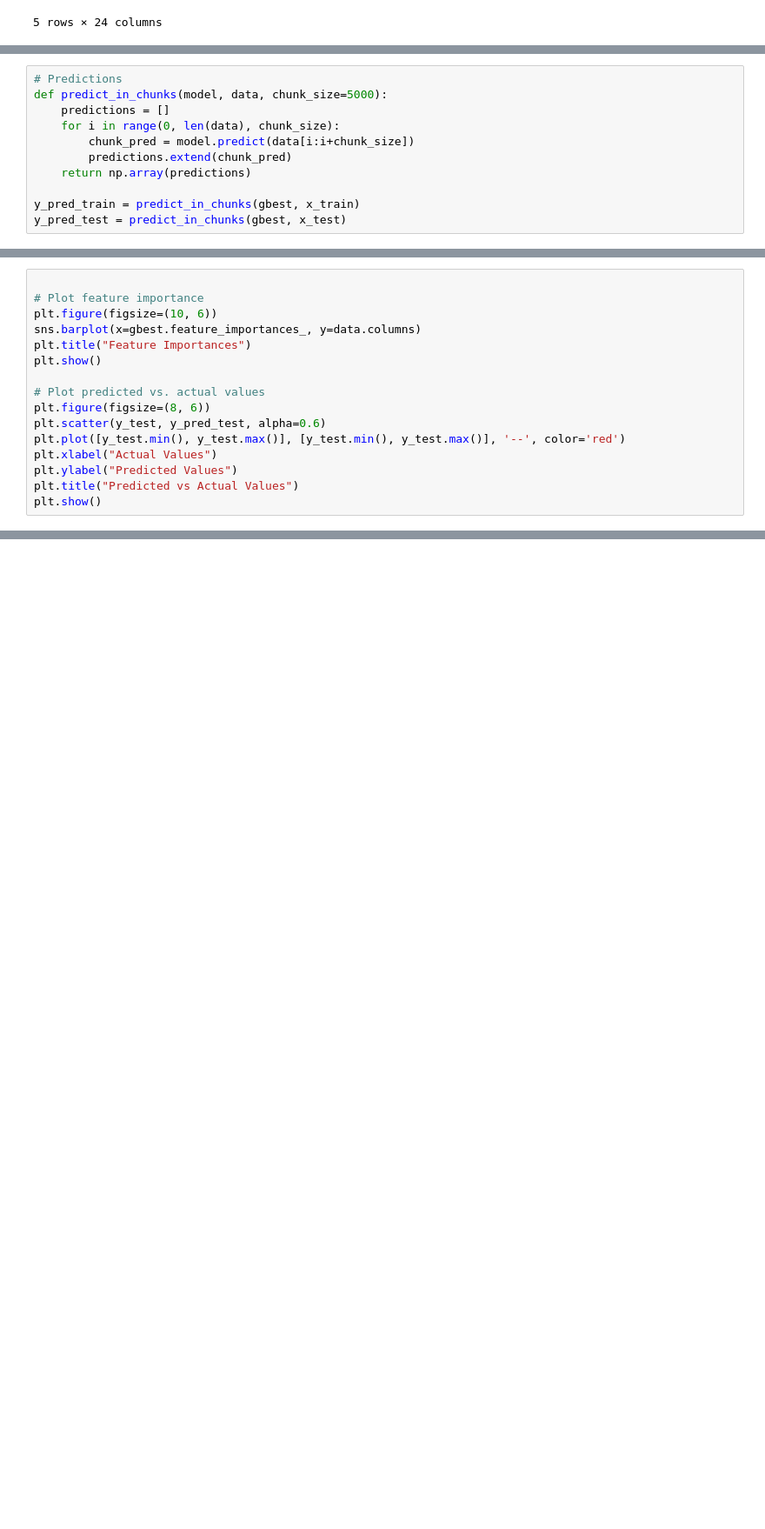
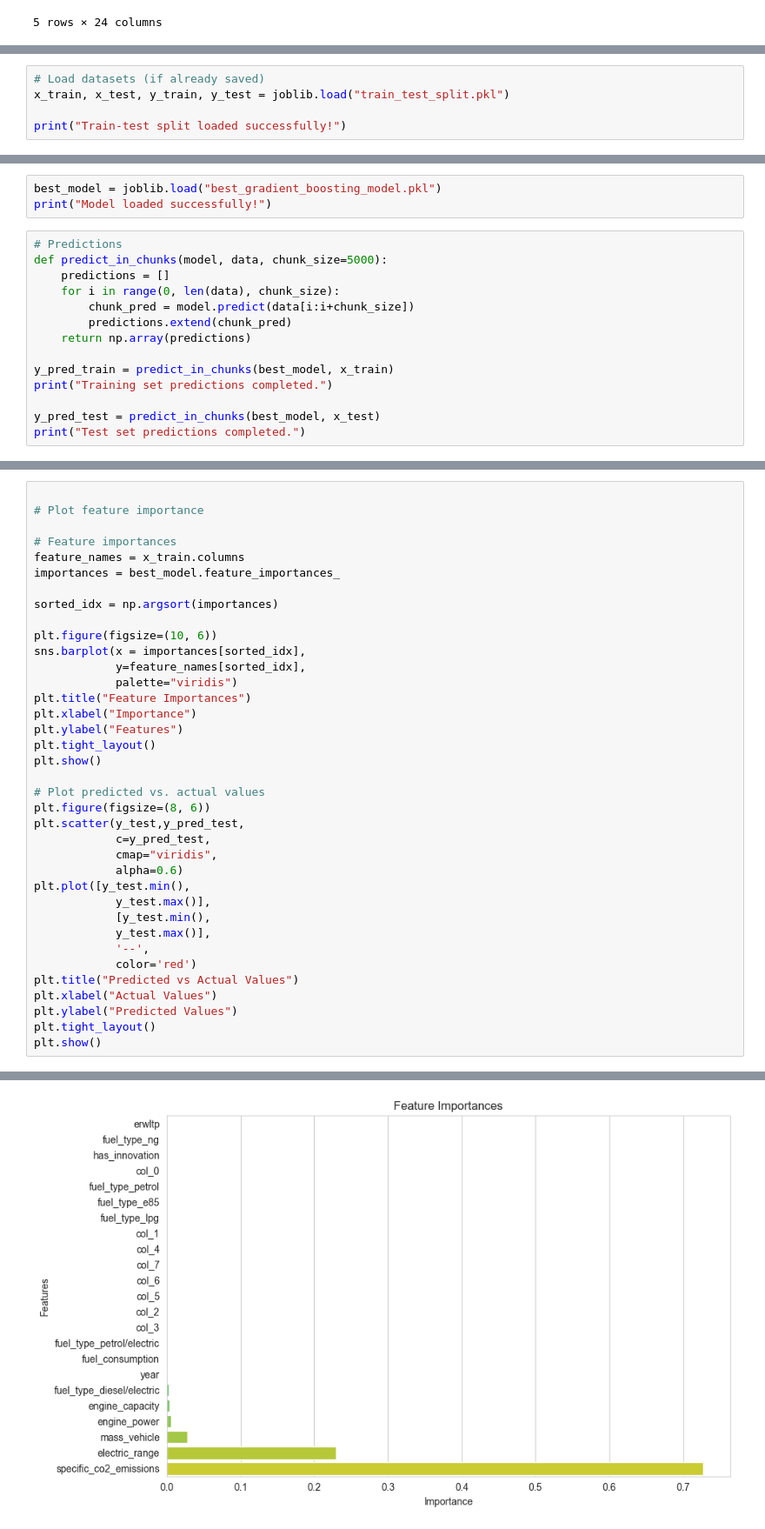
Before and after one commit to leonellb/car-co2-prediction, a Jupyter notebook: notebooks/gradient_boosting_regressor.ipynb, the cells around one changed output, grey strips where cells are left out. Shown at 87% size. Saved outputs shown, nothing was run; the diff lists cells and outputs as text; blank space fills up the shorter version.

```diff
--- a/notebooks/gradient_boosting_regressor.ipynb
+++ b/notebooks/gradient_boosting_regressor.ipynb
@@ -137,0 +98,5 @@ KeyboardInterrupt:
+# %%
+# Load datasets (if already saved)
+x_train, x_test, y_train, y_test = joblib.load("train_test_split.pkl")
+
+print("Train-test split loaded successfully!")
@@ -149,3 +188,6 @@ gbest = grid_search.best_estimator_
+# %%
+best_model = joblib.load("best_gradient_boosting_model.pkl")
+print("Model loaded successfully!")
 # %%
 # Predictions
 def predict_in_chunks(model, data, chunk_size=5000):
@@ -155,5 +197,8 @@ def predict_in_chunks(model, data, chunk_size=5000):
         predictions.extend(chunk_pred)
     return np.array(predictions)
 
-y_pred_train = predict_in_chunks(gbest, x_train)
-y_pred_test = predict_in_chunks(gbest, x_test)
+y_pred_train = predict_in_chunks(best_model, x_train)
+print("Training set predictions completed.")
+
+y_pred_test = predict_in_chunks(best_model, x_test)
+print("Test set predictions completed.")
@@ -171,16 +231,38 @@ evaluate_model(y_test, y_pred_test, "Test")
 # %%
 
 # Plot feature importance
+
+# Feature importances
+feature_names = x_train.columns
+importances = best_model.feature_importances_
+
+sorted_idx = np.argsort(importances)
+
 plt.figure(figsize=(10, 6))
-sns.barplot(x=gbest.feature_importances_, y=data.columns)
+sns.barplot(x = importances[sorted_idx],
+            y=feature_names[sorted_idx],
+            palette="viridis")
 plt.title("Feature Importances")
+plt.xlabel("Importance")
+plt.ylabel("Features")
+plt.tight_layout()
 plt.show()
 
 # Plot predicted vs. actual values
 plt.figure(figsize=(8, 6))
-plt.scatter(y_test, y_pred_test, alpha=0.6)
-plt.plot([y_test.min(), y_test.max()], [y_test.min(), y_test.max()], '--', color='red')
+plt.scatter(y_test,y_pred_test,
+            c=y_pred_test,
+            cmap="viridis",
+            alpha=0.6)
+plt.plot([y_test.min(),
+            y_test.max()],
+            [y_test.min(),
+            y_test.max()],
+            '--',
+            color='red')
+plt.title("Predicted vs Actual Values")
 plt.xlabel("Actual Values")
 plt.ylabel("Predicted Values")
-plt.title("Predicted vs Actual Values")
+plt.tight_layout()
 plt.show()
+# %% [output]
@@ -186,0 +272 @@ plt.show()
+[figure, added]
```
Also changed, not shown: parts of 18 cells of this notebook, 2 other files.
